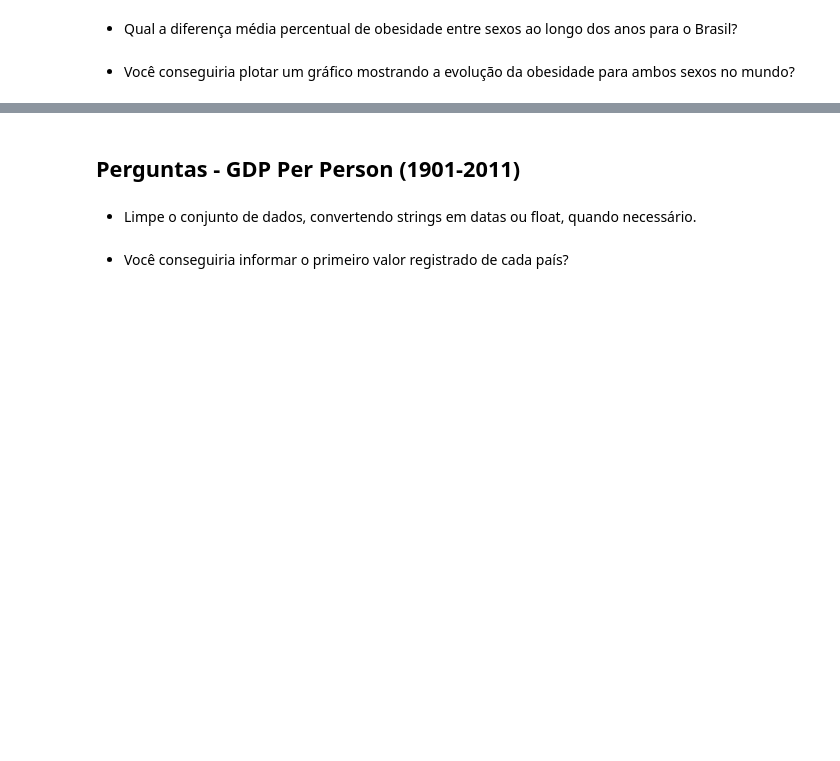
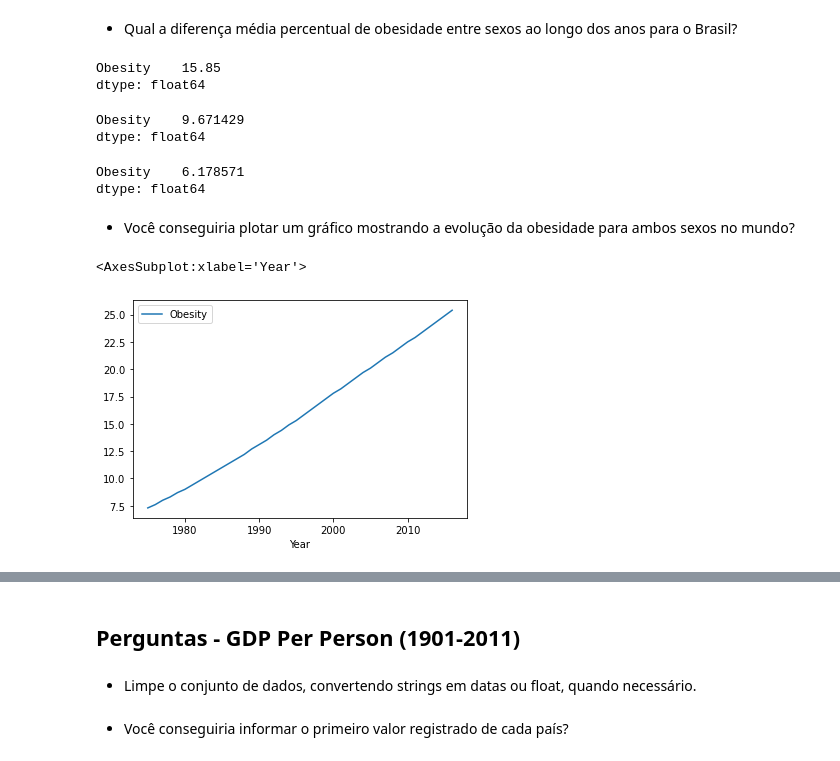
Before and after one commit to thiago-p-anjos/Estudando_Pandas, a Jupyter notebook: Projeto - Análise de dados.ipynb, the cells around one changed output, grey strips where cells are left out. Saved outputs shown, nothing was run; the diff lists cells and outputs as text; code cells hidden in the pictures; blank space fills up the shorter version.

Commit message:
Resolvendo Analise de Dados do Dataset Obesity

```diff
--- a/Projeto - Análise de dados.ipynb
+++ b/Projeto - Análise de dados.ipynb
@@ -19,0 +70,2 @@ df_obesity = pd.read_csv("Datasets/obesity_cleaned.csv")
+# %%
+df_obesity['Obesity'] = df_obesity['Obesity (%)'].str.split(' ', n=1, expand=True)[0]
@@ -19,0 +98,3 @@ df_obesity = pd.read_csv("Datasets/obesity_cleaned.csv")
+# %%
+#Usando o método replace() para substituir o "No" por valores nulo
+df_obesity['Obesity'] = df_obesity['Obesity'].replace(to_replace='No', value=np.NaN)
@@ -19,0 +114,6 @@ df_obesity = pd.read_csv("Datasets/obesity_cleaned.csv")
+# %%
+#usando a função de dataframe df.astype para definir a coluno como float
+df_obesity['Obesity'] = df_obesity['Obesity'].astype(float)
+# %%
+#Apagando as linhas cujo os valores são nulos
+df_obesity = df_obesity.dropna()
@@ -28,4 +191,22 @@ df_obesity = pd.read_csv("Datasets/obesity_cleaned.csv")
+# %%
+female_obesity_years.mean()
+# %% [output]
+Obesity    15.85
+dtype: float64
+# %%
+male_obesity_years.mean()
+# %% [output]
+Obesity    9.671429
+dtype: float64
+# %%
+(female_obesity_years - male_obesity_years).mean()
+# %% [output]
+Obesity    6.178571
+dtype: float64
 # %% [markdown]
 - Você conseguiria plotar um gráfico mostrando a evolução da obesidade para ambos sexos no mundo?
 # %%
-df_both.plot()
+df_obesity[(df_obesity['Sex'] == 'Female') & (df_obesity['Country'] == 'Brazil')][['Obesity', 'Year']].set_index('Year').plot()
+# %% [output]
+<AxesSubplot:xlabel='Year'>
+[figure, added]
```
Also changed, not shown: parts of 24 cells of this notebook.
